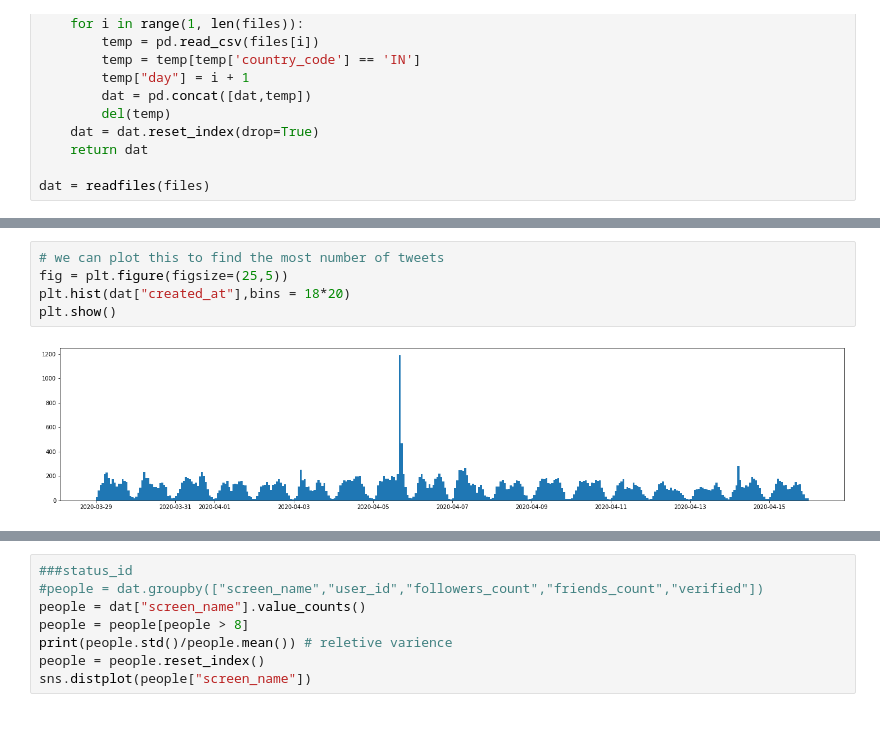
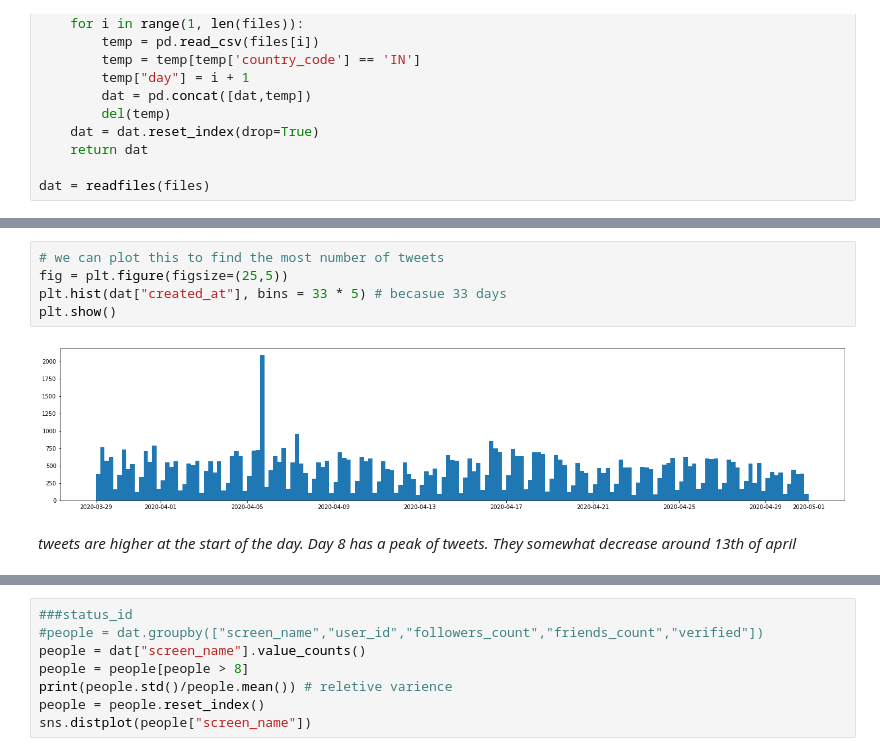
Before and after one commit to ShubhangiSoni1603/Sentimental_analysis_twitter_IN, a Jupyter notebook: Untitled3.ipynb, the cells around one changed output, grey strips where cells are left out. Cells and saved outputs as stored; diff of their text form; blank space fills up the shorter version.

```diff
--- a/Untitled3.ipynb
+++ b/Untitled3.ipynb
@@ -213,10 +213,12 @@ Name: created_at, Length: 40466, dtype: datetime64[ns, UTC]
 # %%
 # we can plot this to find the most number of tweets
 fig = plt.figure(figsize=(25,5))
-plt.hist(dat["created_at"],bins = 18*20)
+plt.hist(dat["created_at"], bins = 33 * 5) # becasue 33 days
 plt.show()
 # %% [output]
-[figure, old version]
+[figure, new version]
+# %% [markdown]
+<em> tweets are higher at the start of the day. Day 8 has a peak of tweets. They somewhat decrease around 13th of april
 # %%
 daily_counts = dat["day"].value_counts()
 daily_counts/daily_counts.sum()*100
```
Also changed, not shown: parts of 9 cells of this notebook.
